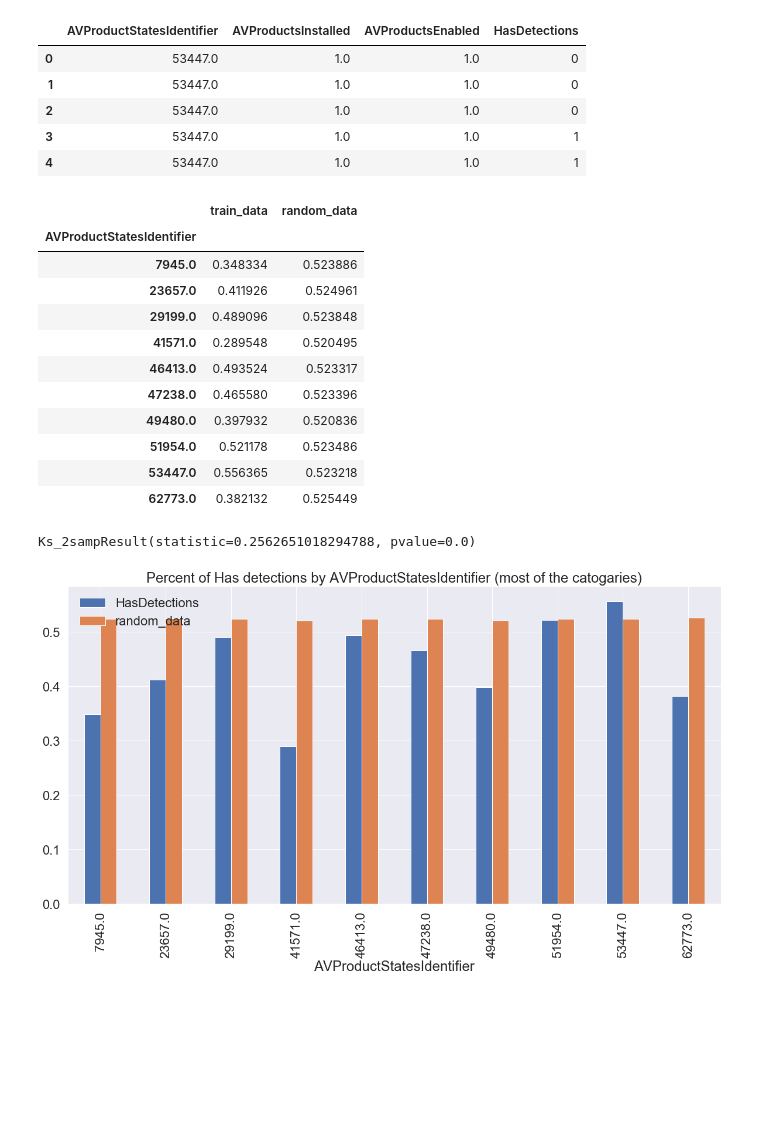
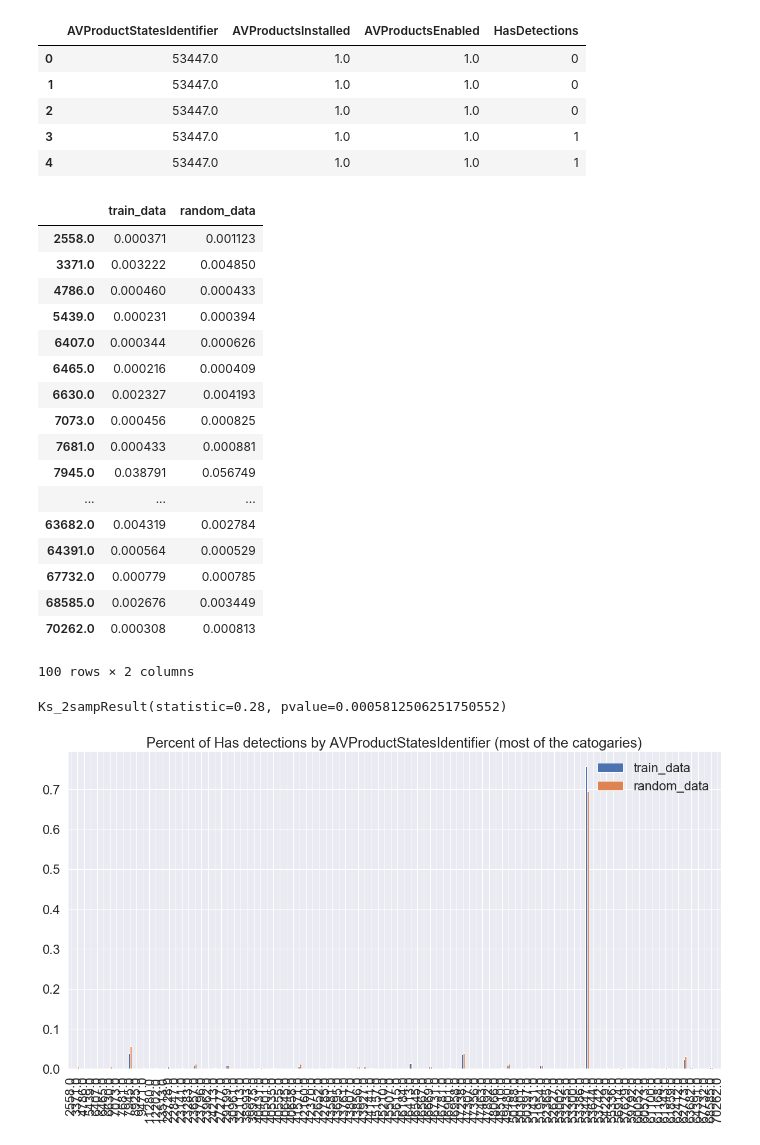
Before and after one commit to shy166/Data-Science-Investigation-Project, a Jupyter notebook: 189/final/Scenario 1 antivirius.ipynb, the cells around one changed output. Drawn from its saved outputs; the diff is of its cells as text; code cells hidden in the pictures; blank space fills up the shorter version.

```diff
--- a/189/final/Scenario 1 antivirius.ipynb
+++ b/189/final/Scenario 1 antivirius.ipynb
@@ -24,30 +36,24 @@ plt.style.use('seaborn')
 sns.set(font_scale=2)
 pd.set_option('display.max_columns', 500)
 # %%
-def analysis(col):
+def analysis(col, tops = 10):
     temp = train[col].value_counts()
-    temp = temp[temp > temp.iloc[0]//100].index
+    temp = temp.iloc[:tops].index
     #temp = train.index
     temp_df = train[train[col].isin(temp)]
-    #temp_df = temp_df.sample(10000)
-    p = temp_df.HasDetections.mean()
-    q = 1-p
-    copy = train.copy()
-    p_1 = train.HasDetections.mean()
-    q_1 = 1-p_1
-    random_data = pd.Series(np.random.choice([1,0], len(temp_df),p=[p,q]), index = temp_df.index).rename('HasDetections')
-    temp_df['random_data'] = random_data
-    random_data_1 = pd.Series(np.random.choice([1,0], len(copy),p=[p_1,q_1]), index = copy.index).rename('HasDetections')
-    copy['random_data'] = random_data_1
-
-    #temp_df.groupby(col).HasDetections.mean().plot(kind = 'bar', figsize=(20,10))
-    temp_df.groupby(col)[['HasDetections', 'random_data']].mean().plot(kind = 'bar', figsize=(20,10))
+    prob = temp_df[col].value_counts(normalize=True)
+    draw = np.random.choice(prob.index, p=prob, size=len(temp_df))
+    output = pd.Series(draw).value_counts(normalize=True).rename('simulated')
+    zeros = set(temp_df[col].dropna().unique()).difference(set(output.index))
+    output = output.append(pd.Series([0 for i in zeros], index = zeros))
+    pd.DataFrame({'train_data': temp_df[temp_df['HasDetections'] == 1][col].value_counts(normalize = True),
+                         'random_data': output}).plot(kind = 'bar', figsize=(20,10))
     plt.title('Percent of Has detections by {} (most of the catogaries)'.format(col))
 
-    display(pd.DataFrame({'train_data': temp_df.groupby(col).HasDetections.mean(),
-                         'random_data': temp_df.groupby(col).random_data.mean()}))
-    return stats.ks_2samp(copy.groupby(col).HasDetections.mean(),
-                copy.groupby(col).random_data.mean())
+    display(pd.DataFrame({'train_data': temp_df[temp_df['HasDetections'] == 1][col].value_counts(normalize = True),
+                         'random_data': output}))
+    return stats.ks_2samp(temp_df[temp_df['HasDetections'] == 1][col].value_counts(normalize = True),
+                output)
 
 
 
@@ -77,19 +85,25 @@ train.head()
 # %%
-analysis(COLS[1])
+analysis(COLS[1], 100)
 # %% [output]
 |  | train_data | random_data |
-| AVProductStatesIdentifier |  |  |
-| 7945.0 | 0.348334 | 0.523886 |
-| 23657.0 | 0.411926 | 0.524961 |
-| 29199.0 | 0.489096 | 0.523848 |
-| 41571.0 | 0.289548 | 0.520495 |
-| 46413.0 | 0.493524 | 0.523317 |
-| 47238.0 | 0.465580 | 0.523396 |
-| 49480.0 | 0.397932 | 0.520836 |
-| 51954.0 | 0.521178 | 0.523486 |
-| 53447.0 | 0.556365 | 0.523218 |
-| 62773.0 | 0.382132 | 0.525449 |
+| 2558.0 | 0.000371 | 0.001123 |
+| 3371.0 | 0.003222 | 0.004850 |
+| 4786.0 | 0.000460 | 0.000433 |
+| 5439.0 | 0.000231 | 0.000394 |
+| 6407.0 | 0.000344 | 0.000626 |
+| 6465.0 | 0.000216 | 0.000409 |
+| 6630.0 | 0.002327 | 0.004193 |
+| 7073.0 | 0.000456 | 0.000825 |
+| 7681.0 | 0.000433 | 0.000881 |
+| 7945.0 | 0.038791 | 0.056749 |
+| ... | ... | ... |
+| 63682.0 | 0.004319 | 0.002784 |
+| 64391.0 | 0.000564 | 0.000529 |
+| 67732.0 | 0.000779 | 0.000785 |
+| 68585.0 | 0.002676 | 0.003449 |
+| 70262.0 | 0.000308 | 0.000813 |
-Ks_2sampResult(statistic=0.2562651018294788, pvalue=0.0)
+100 rows × 2 columns
+Ks_2sampResult(statistic=0.28, pvalue=0.0005812506251750552)
-[figure, old version]
+[figure, new version]
 # %%
 # hypothesis: Different Antivirius product will have different performance over the virius detection
```
Also changed, not shown: parts of 34 cells of this notebook, 1 other file.
